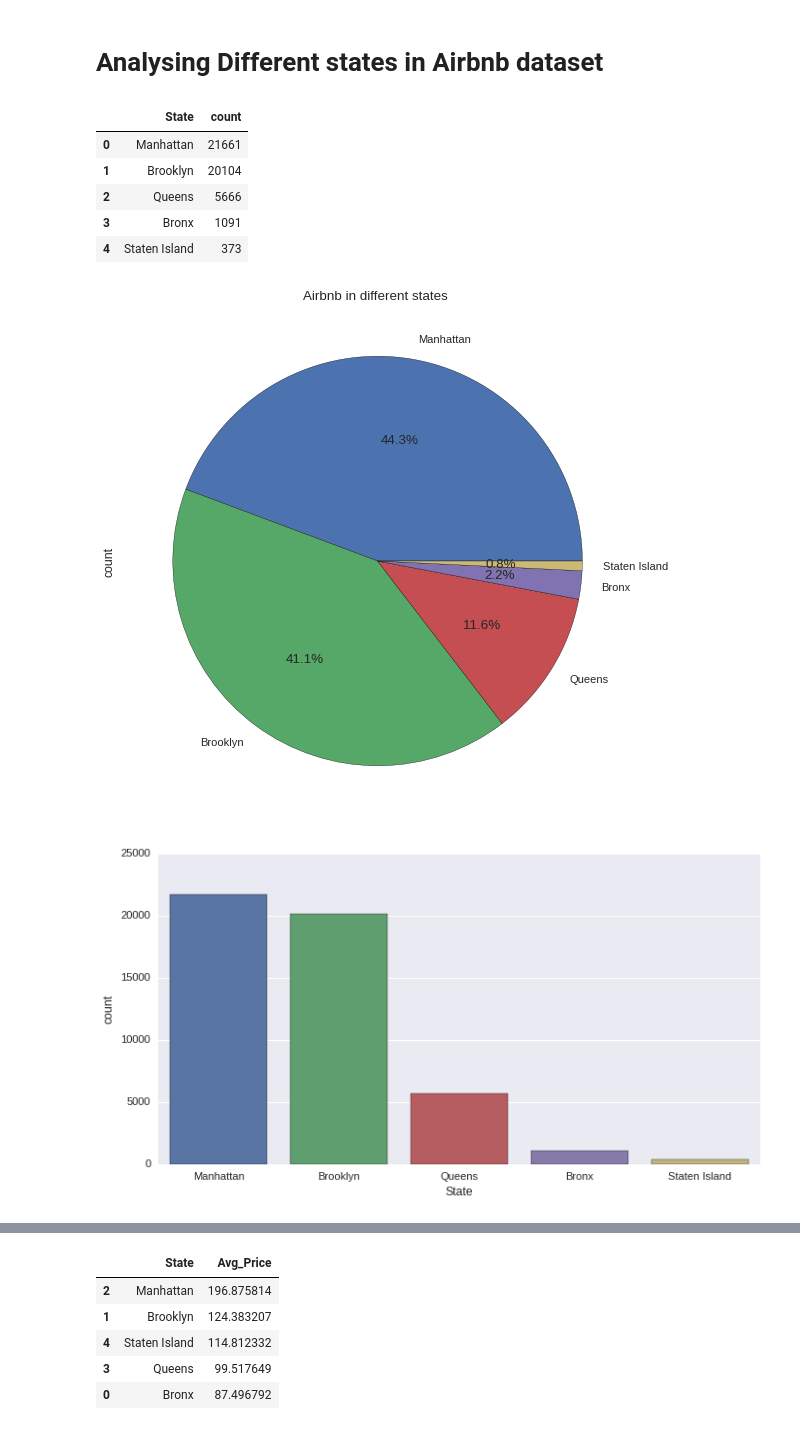
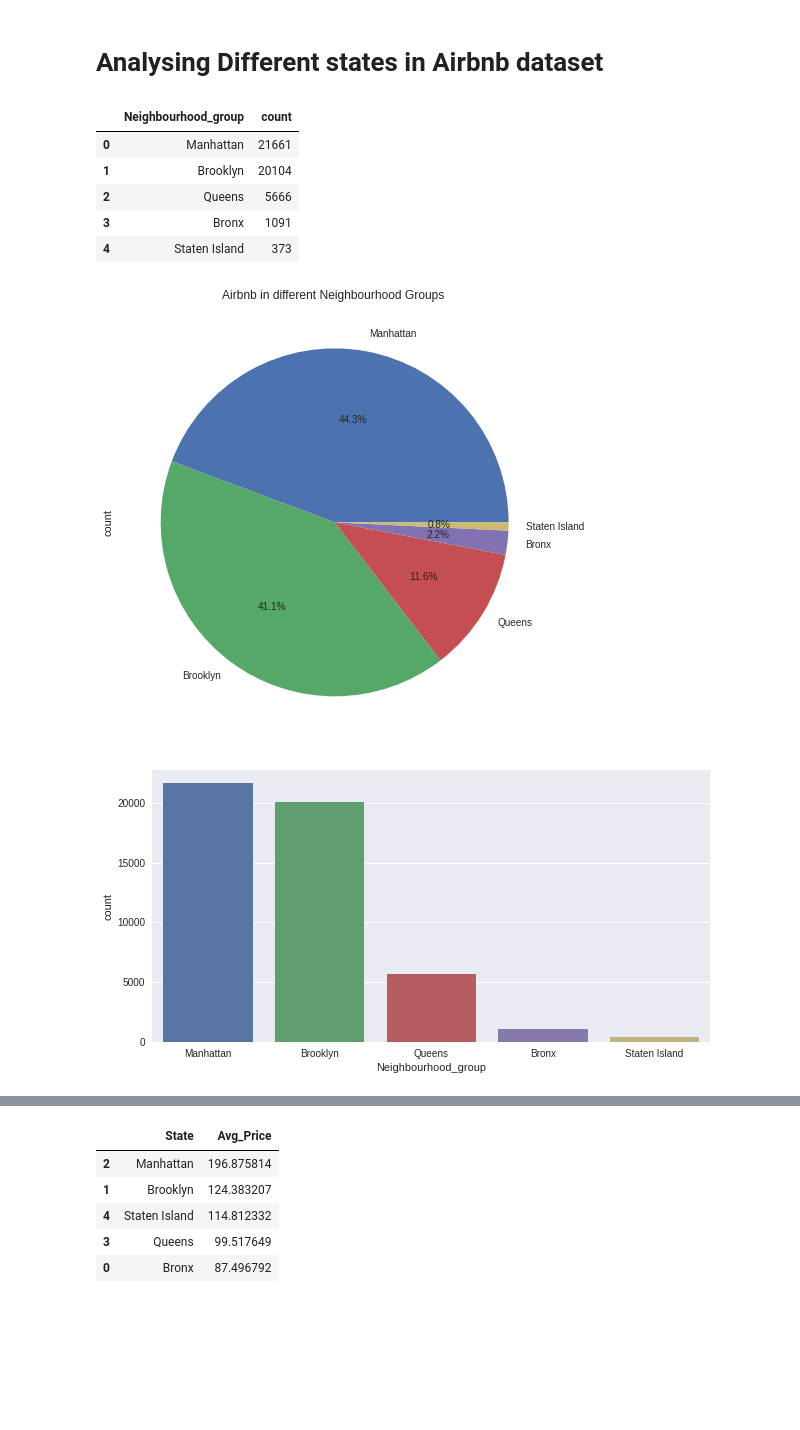
Before and after one commit to khannana/airbnb_EDA_project_1, a Jupyter notebook: Copy_of_Airbnb_Bookings_Analysis_Capstone_Project.ipynb, the cells around one changed output, grey strips where cells are left out. Cells and saved outputs as stored; diff of their text form; code cells hidden in the pictures; blank space fills up the shorter version.

```diff
--- a/Copy_of_Airbnb_Bookings_Analysis_Capstone_Project.ipynb
+++ b/Copy_of_Airbnb_Bookings_Analysis_Capstone_Project.ipynb
@@ -48,8 +48,6 @@ Data columns (total 16 columns):
  15  availability_365                48895 non-null  int64
 dtypes: float64(3), int64(7), object(6)
 memory usage: 6.0+ MB
-# %%
-airbnb_df = airbnb_df.rename(columns = {"neighbourhood_group":"State","neighbourhood":"City"})
 # %%
 #To get the shape of the data
 airbnb_df.shape
@@ -121,10 +120,10 @@ airbnb_df.reviews_per_month.fillna(0,inplace = True)
 # Analysing Different states in Airbnb dataset
 # %%
 # Number of different States
-state_count = airbnb_df['State'].value_counts().reset_index().rename(columns = {'index':'State','State':'count'})
-state_count
+neighbourhood_group_count = airbnb_df['neighbourhood_group'].value_counts().reset_index().rename(columns = {'index':'Neighbourhood_group','neighbourhood_group':'count'})
+neighbourhood_group_count
 # %% [output]
-|  | State | count |
+|  | Neighbourhood_group | count |
 | 0 | Manhattan | 21661 |
 | 1 | Brooklyn | 20104 |
 | 2 | Queens | 5666 |
@@ -133,12 +132,12 @@ state_count
 # %%
 # Pie Chart of different States by count
 plt.style.use("seaborn")
-state_count.index = state_count['State']
-plotPie = state_count.plot.pie(y = 'count', autopct = '%1.1f%%', legend = False, title = 'Airbnb in different states ', figsize = (15, 8))
+neighbourhood_group_count.index = neighbourhood_group_count['Neighbourhood_group']
+plotPie = neighbourhood_group_count.plot.pie(y = 'count', autopct = '%1.1f%%', legend = False, title = 'Airbnb in different Neighbourhood Groups ', figsize = (15, 8))
 #plt.show()
 plt.figure(figsize = (10,5))
-sns.barplot(x = "State", y = "count", data = state_count )
+sns.barplot(x = "Neighbourhood_group", y = "count", data = neighbourhood_group_count )
 plt.show()
 # %% [output]
-[figure, old version]
+[figure, new version]
-[figure, old version]
+[figure, new version]
```
Also changed, not shown: parts of 29 cells of this notebook.
